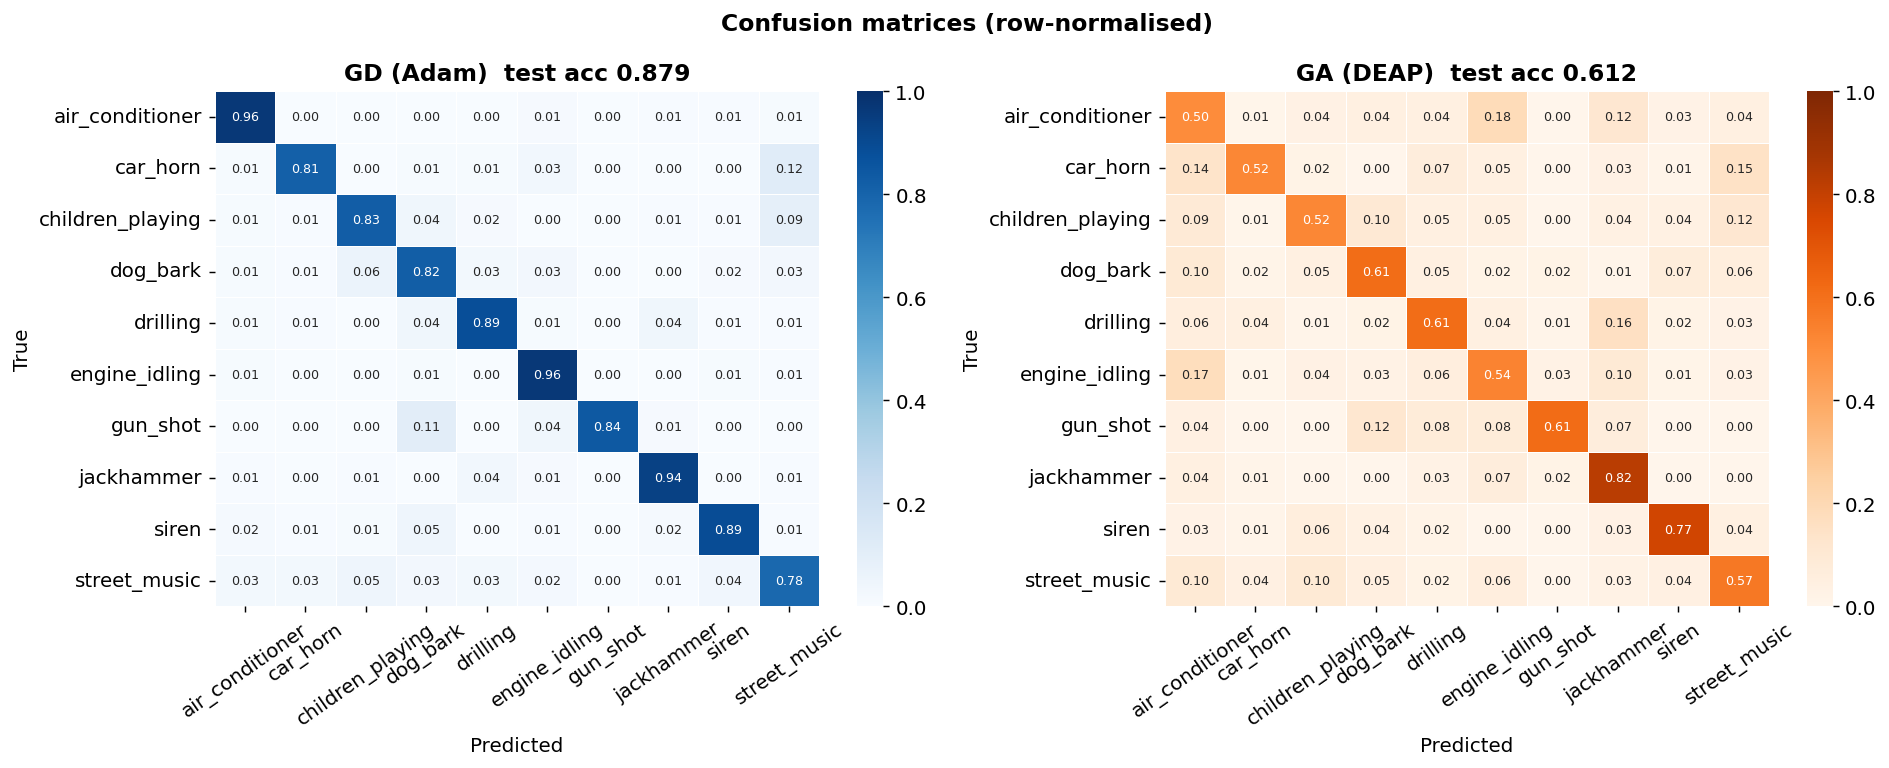
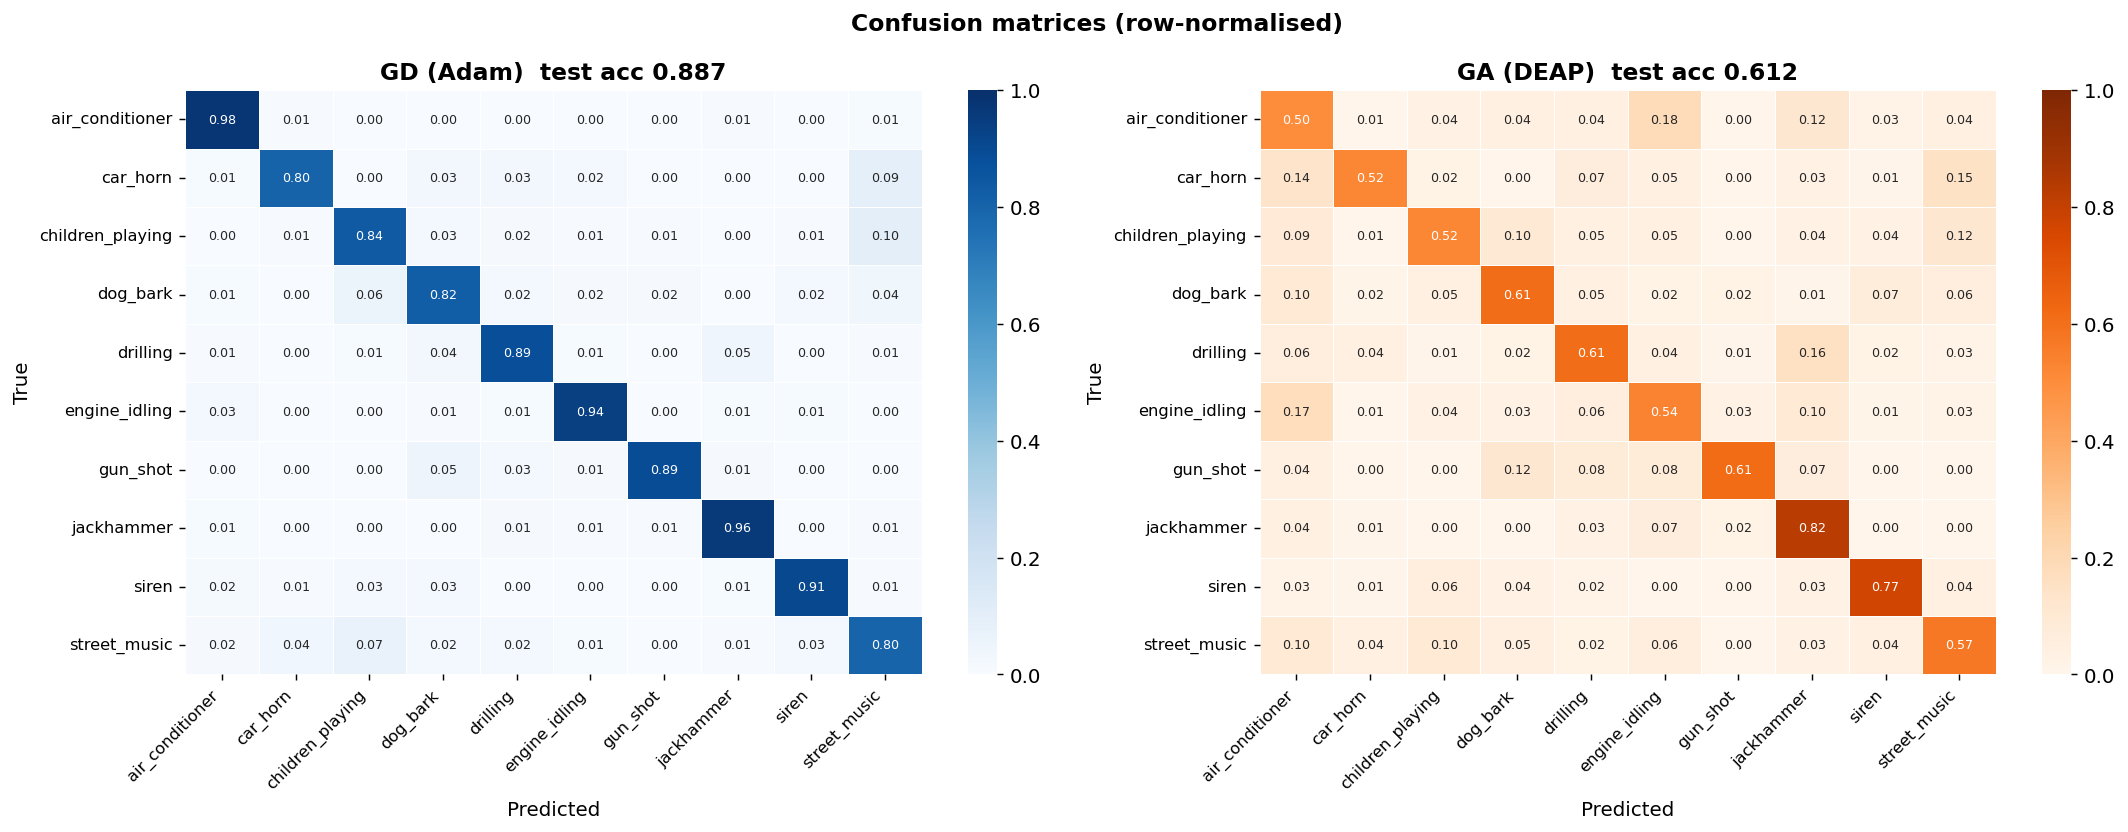
The notebook cell's code change between the first figure and the second:
--- before
+++ after
@@ -6,5 +6,5 @@
 y_test_np = y_test_t.numpy()
 
-fig, axes = plt.subplots(1, 2, figsize=(15, 6))
+fig, axes = plt.subplots(1, 2, figsize=(17, 6.5))
 for ax, preds, title, cmap in zip(
     axes,
@@ -20,5 +20,6 @@
     ax.set_xlabel('Predicted')
     ax.set_ylabel('True')
-    ax.tick_params(axis='x', rotation=35)
+    ax.set_xticklabels(ax.get_xticklabels(), rotation=45, ha='right', fontsize=9)
+    ax.set_yticklabels(ax.get_yticklabels(), rotation=0, fontsize=9)
 
 plt.suptitle('Confusion matrices (row-normalised)', fontsize=13, fontweight='bold')

Commit: changes